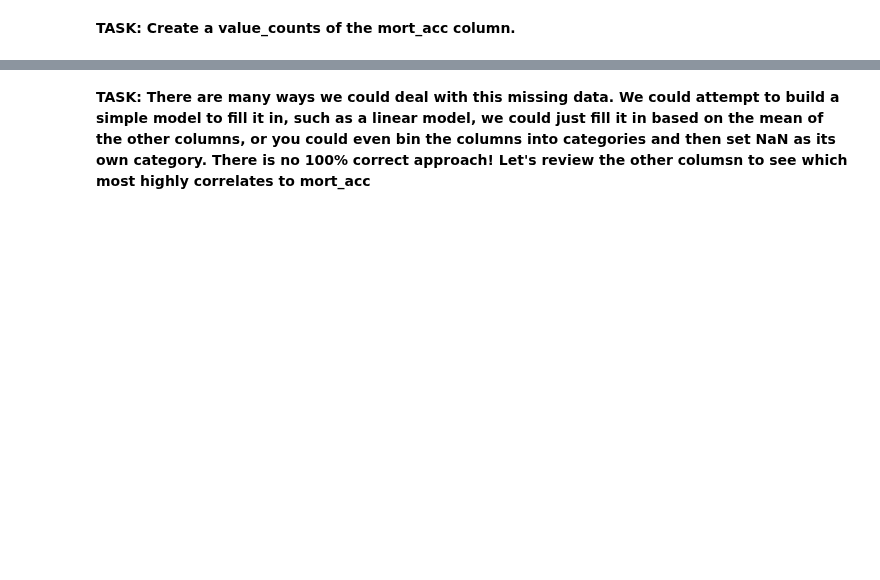
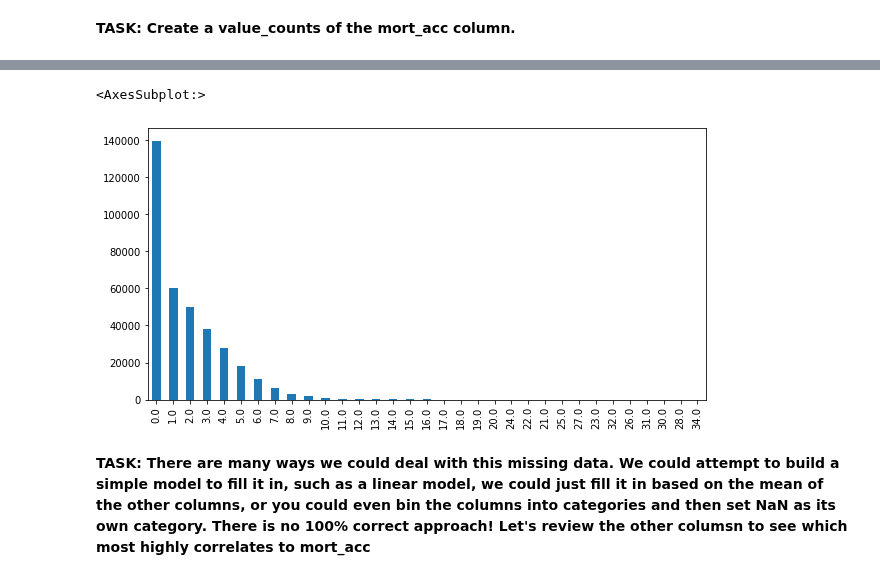
Before and after one commit to mxagar/tool_guides, a Jupyter notebook: python/data_science/19_NeuralNetworks/19_04_NeuralNetworks_TensorflowKeras_ProjectExercise.ipynb, the cells around one changed output, grey strips where cells are left out. Drawn from its saved outputs; the diff is of its cells as text; code cells hidden in the pictures; blank space fills up the shorter version.

```diff
--- a/python/data_science/19_NeuralNetworks/19_04_NeuralNetworks_TensorflowKeras_ProjectExercise.ipynb
+++ b/python/data_science/19_NeuralNetworks/19_04_NeuralNetworks_TensorflowKeras_ProjectExercise.ipynb
@@ -635,2 +633,4 @@ s.plot(kind='bar')
+# %%
+df.drop('emp_length',axis=1,inplace=True)
 # %% [markdown]
 **TASK: Revisit the DataFrame to see what feature columns still have missing data.**
@@ -691,3 +704,5 @@ Name: title, dtype: object
+# %%
+df.drop('title',axis=1,inplace=True)
 # %% [markdown]
 ---
 **NOTE: This is one of the hardest parts of the project! Refer to the solutions video if you need guidance, feel free to fill or drop the missing values of the mort_acc however you see fit! Here we're going with a very specific approach.**
@@ -726,2 +739,8 @@ Name: mort_acc, dtype: int64
+# %%
+plt.figure(figsize=(10,5))
+df['mort_acc'].value_counts().plot(kind='bar')
+# %% [output]
+<AxesSubplot:>
+[figure, added]
 # %% [markdown]
 **TASK: There are many ways we could deal with this missing data. We could attempt to build a simple model to fill it in, such as a linear model, we could just fill it in based on the mean of the other columns, or you could even bin the columns into categories and then set NaN as its own category. There is no 100% correct approach! Let's review the other columsn to see which most highly correlates to mort_acc**
```
Also changed, not shown: parts of 139 cells of this notebook, 1 other file.
